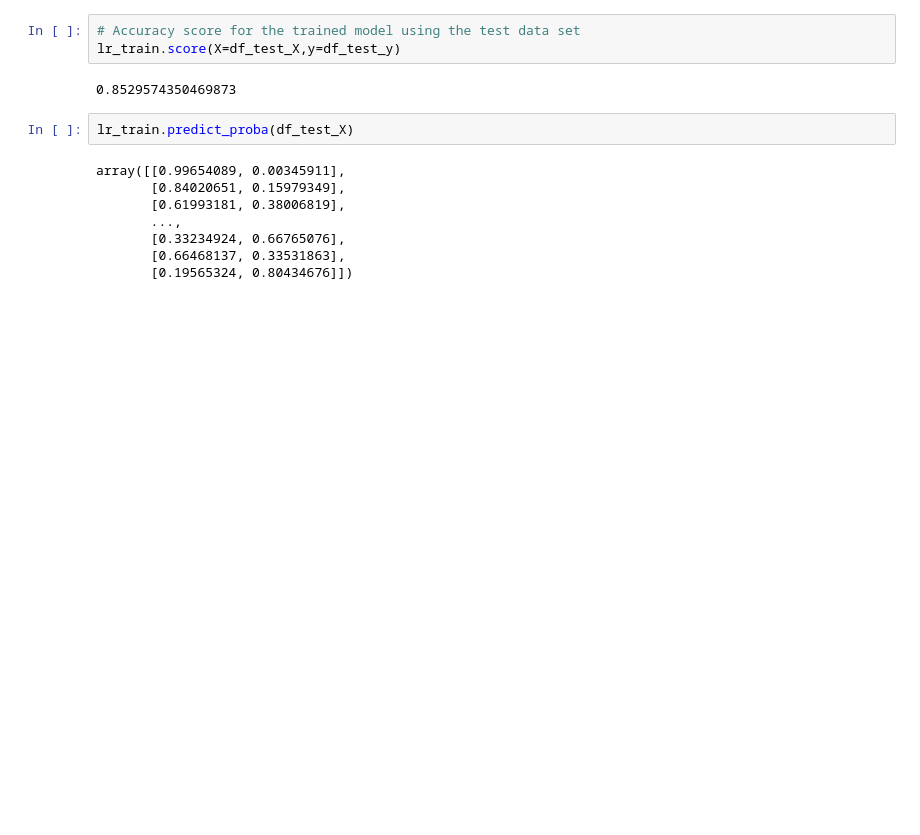
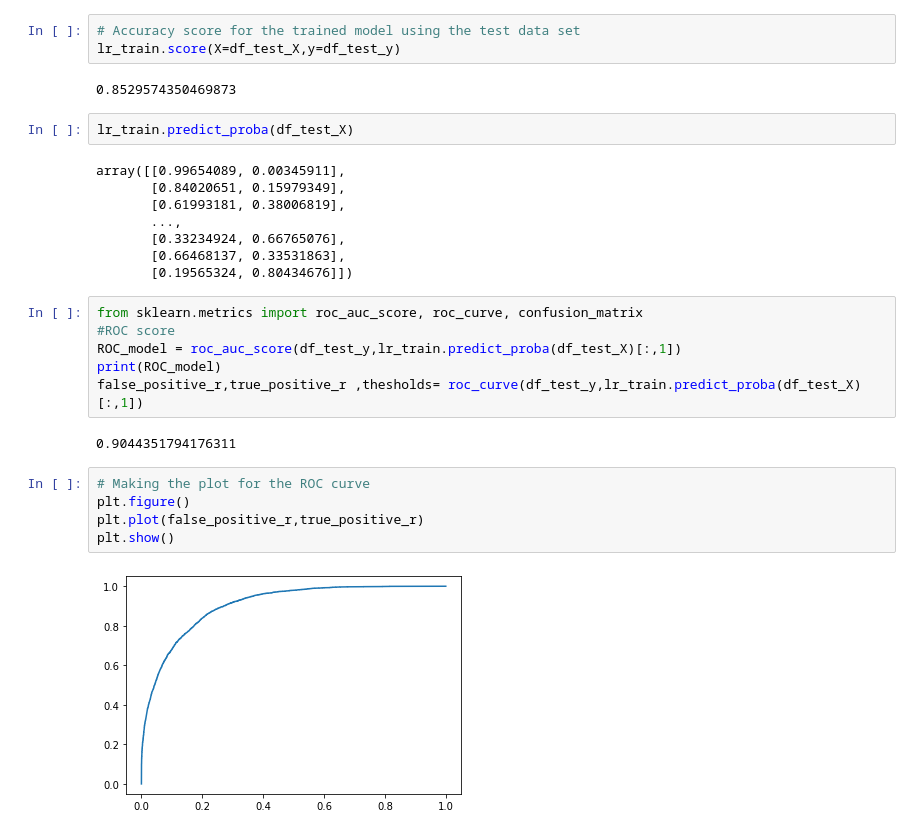
Before and after one commit to luismoralesphysics/Aunalytics_DA_assessment, a Jupyter notebook: prediction.ipynb, the cells around one changed output. Saved outputs shown, nothing was run; the diff lists cells and outputs as text; blank space fills up the shorter version.

Commit message:
Created the ROC model and ROC Curve plot

```diff
--- a/prediction.ipynb
+++ b/prediction.ipynb
@@ -84,3 +84,18 @@ array([[0.99654089, 0.00345911],
        [0.33234924, 0.66765076],
        [0.66468137, 0.33531863],
        [0.19565324, 0.80434676]])
+# %%
+from sklearn.metrics import roc_auc_score, roc_curve, confusion_matrix
+#ROC score
+ROC_model = roc_auc_score(df_test_y,lr_train.predict_proba(df_test_X)[:,1])
+print(ROC_model)
+false_positive_r,true_positive_r ,thesholds= roc_curve(df_test_y,lr_train.predict_proba(df_test_X)[:,1])
+# %% [output]
+0.9044351794176311
+# %%
+# Making the plot for the ROC curve
+plt.figure()
+plt.plot(false_positive_r,true_positive_r)
+plt.show()
+# %% [output]
+[figure, added]
```
